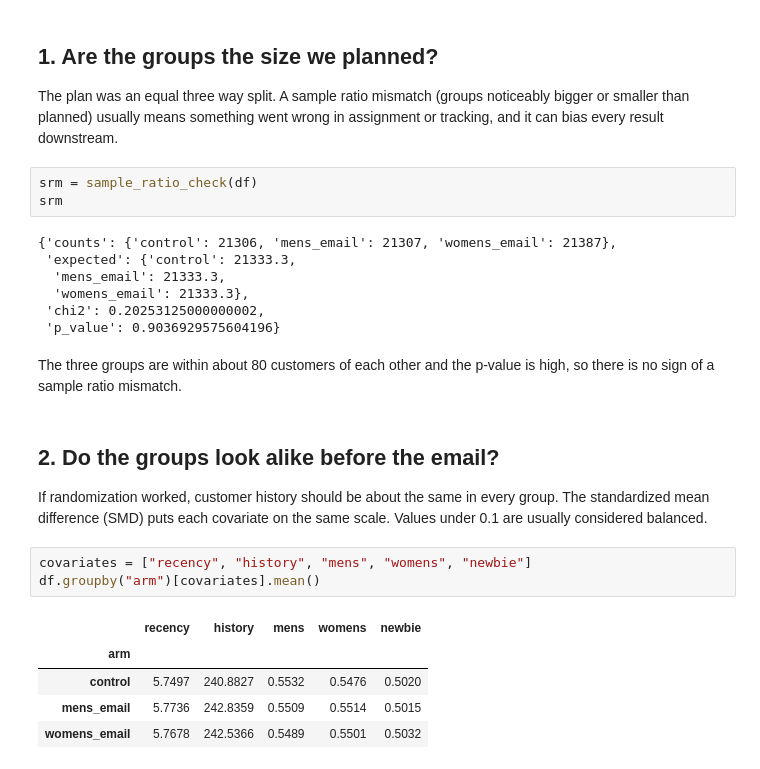
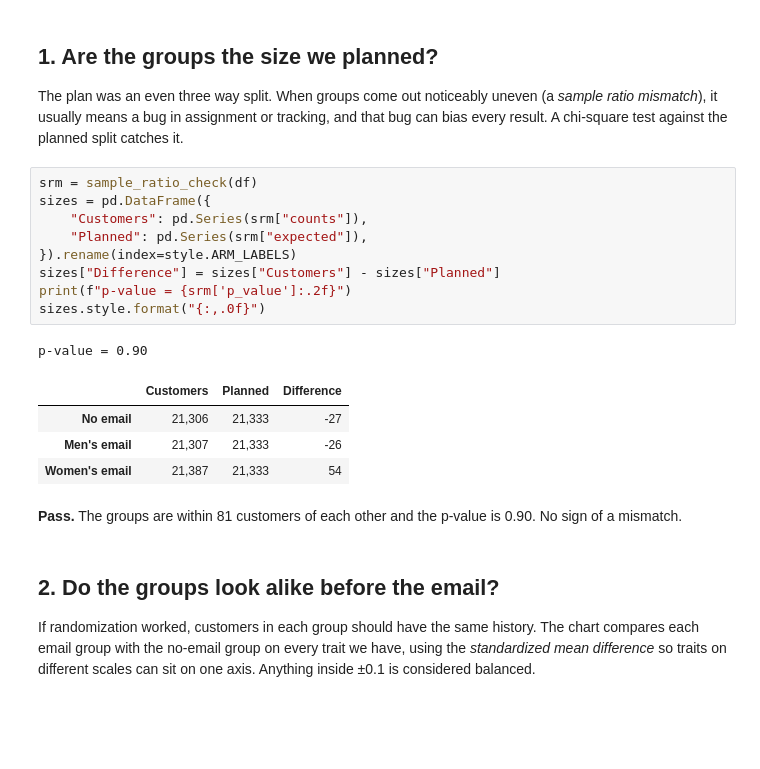
Before and after one commit to ai-with-md/experimentation-toolkit, a Jupyter notebook: notebooks/01_explore_hillstrom.ipynb, the cells around one changed output. Drawn from its saved outputs; the diff is of its cells as text; blank space fills up the shorter version.

```diff
--- a/notebooks/01_explore_hillstrom.ipynb
+++ b/notebooks/01_explore_hillstrom.ipynb
@@ -34,29 +25,25 @@ df.head()
 # %% [markdown]
 ## 1. Are the groups the size we planned?
 
-The plan was an equal three way split. A sample ratio mismatch (groups noticeably bigger or smaller than planned) usually means something went wrong in assignment or tracking, and it can bias every result downstream.
+The plan was an even three way split. When groups come out noticeably uneven (a *sample ratio mismatch*), it usually means a bug in assignment or tracking, and that bug can bias every result. A chi-square test against the planned split catches it.
-# %%
-srm = sample_ratio_check(df)
-srm
-# %% [output]
-{'counts': {'control': 21306, 'mens_email': 21307, 'womens_email': 21387},
- 'expected': {'control': 21333.3,
-  'mens_email': 21333.3,
-  'womens_email': 21333.3},
- 'chi2': 0.20253125000000002,
- 'p_value': 0.9036929575604196}
+# %%
+srm = sample_ratio_check(df)
+sizes = pd.DataFrame({
+    "Customers": pd.Series(srm["counts"]),
+    "Planned": pd.Series(srm["expected"]),
+}).rename(index=style.ARM_LABELS)
+sizes["Difference"] = sizes["Customers"] - sizes["Planned"]
+print(f"p-value = {srm['p_value']:.2f}")
+sizes.style.format("{:,.0f}")
+# %% [output]
+p-value = 0.90
+|  | Customers | Planned | Difference |
+| No email | 21,306 | 21,333 | -27 |
+| Men's email | 21,307 | 21,333 | -26 |
+| Women's email | 21,387 | 21,333 | 54 |
 # %% [markdown]
-The three groups are within about 80 customers of each other and the p-value is high, so there is no sign of a sample ratio mismatch.
+**Pass.** The groups are within 81 customers of each other and the p-value is 0.90. No sign of a mismatch.
 # %% [markdown]
 ## 2. Do the groups look alike before the email?
 
-If randomization worked, customer history should be about the same in every group. The standardized mean difference (SMD) puts each covariate on the same scale. Values under 0.1 are usually considered balanced.
+If randomization worked, customers in each group should have the same history. The chart compares each email group with the no-email group on every trait we have, using the *standardized mean difference* so traits on different scales can sit on one axis. Anything inside ±0.1 is considered balanced.
-# %%
-covariates = ["recency", "history", "mens", "womens", "newbie"]
-df.groupby("arm")[covariates].mean()
-# %% [output]
-|  | recency | history | mens | womens | newbie |
-| arm |  |  |  |  |  |
-| control | 5.7497 | 240.8827 | 0.5532 | 0.5476 | 0.5020 |
-| mens_email | 5.7736 | 242.8359 | 0.5509 | 0.5514 | 0.5015 |
-| womens_email | 5.7678 | 242.5366 | 0.5489 | 0.5501 | 0.5032 |
```
Also changed, not shown: parts of 18 cells of this notebook, 6 other files.
